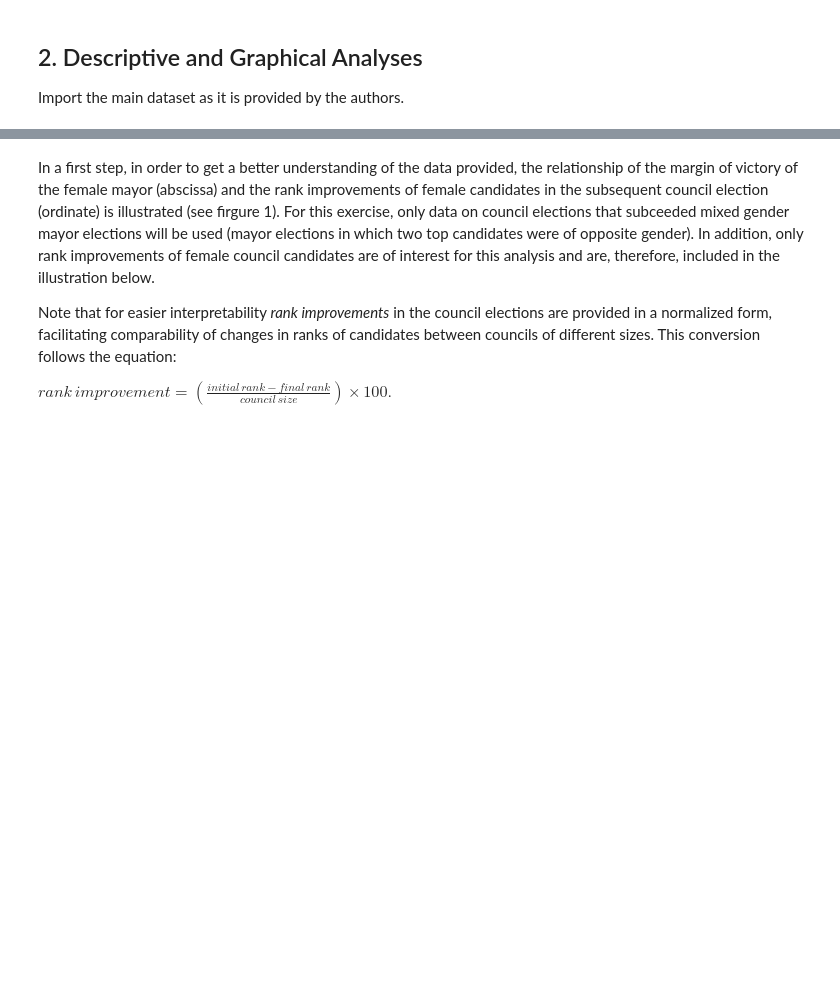
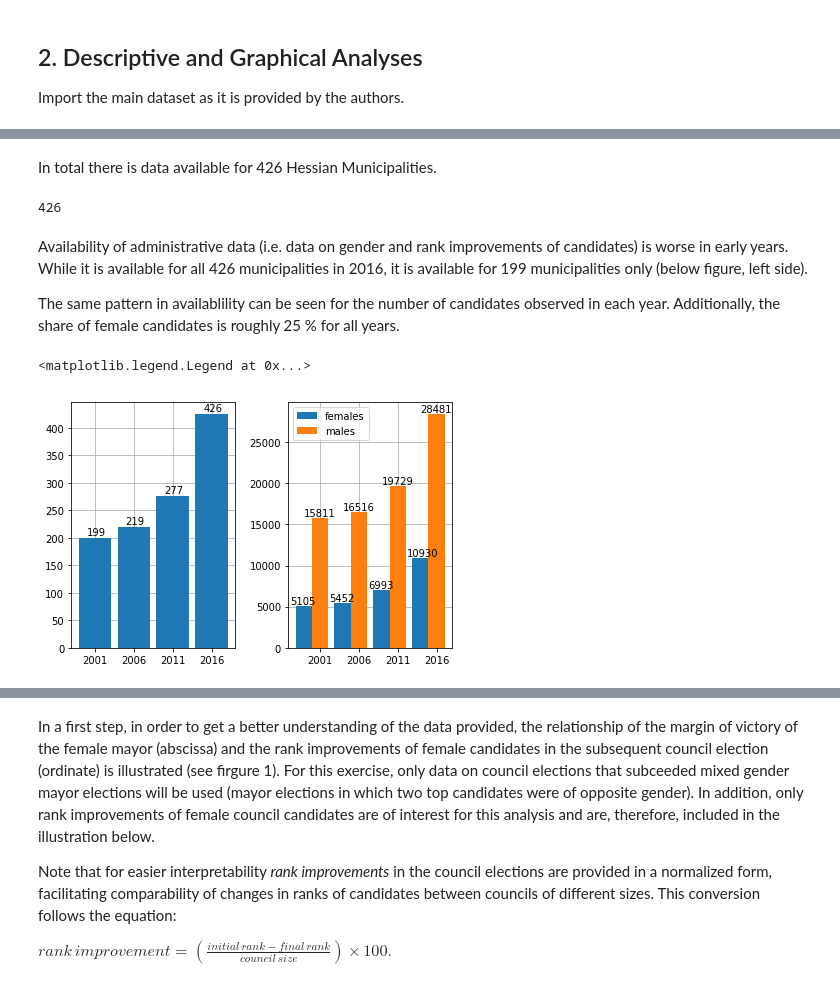
Before and after one commit to DaLueke/replication-baskeran-hessami-2018, a Jupyter notebook: student_project.ipynb, the cells around one changed output, grey strips where cells are left out. Drawn from its saved outputs; the diff is of its cells as text; code cells hidden in the pictures; blank space fills up the shorter version.

```diff
--- a/student_project.ipynb
+++ b/student_project.ipynb
@@ -91,0 +111,70 @@ df_main_dataset.head(10)
+# %% [markdown]
+In total there is data available for 426 Hessian Municipalities.
+# %%
+df_mayor_election_data.gkz.nunique()
+# %% [output]
+426
+# %% [markdown]
+Availability of administrative data (i.e. data on gender and rank improvements of candidates) is worse in early years. While it is available for all 426 municipalities in 2016, it is available for 199 municipalities only (below figure, left side).
+
+The same pattern in availablility can be seen for the number of candidates observed in each year. Additionally, the share of female candidates is roughly 25 % for all years.
+# %%
+#### TODO: This plot code can disappear into the aux file.
+# Plot a Barchart presenting the number of municipalities for which observations are available (1) and for the
+# number of candidates per gender (2).
+
+# Define parameters
+width = 2.5
+nyears = np.arange(len(df_main_dataset.groupby("jahr").nunique()))
+
+# first subplot
+plt.subplot(1, 2, 1)
+plt.bar(x=nyears*3,
+        height=df_main_dataset.groupby("jahr").gkz.nunique(),
+        tick_label=df_main_dataset.jahr.unique().astype(int),
+        width=width,
+)
+# Write the exact values on top of each bar
+label=df_main_dataset.jahr.unique().astype(int)
+for i in range(len(nyears)):
+    plt.text(x=nyears[i]*3 - width/4, y=df_main_dataset.groupby("jahr").gkz.nunique()[label[i]] + 5, s=df_main_dataset.groupby("jahr").gkz.nunique()[label[i]])
+plt.grid(True)
+
+# Second subplot, females
+plt.subplot(1, 2, 2)
+plt.bar(x=nyears*3 - width/4,
+        height=df_main_dataset.loc[df_main_dataset["female"]==1].groupby("jahr").gewinn_norm.count(),
+        width=width/2,
+        label="females",
+       )
+label=df_main_dataset.jahr.unique().astype(int)
+
+# Write exact values on top of each bar
+for i in range(len(nyears)):
+    plt.text(x=nyears[i]*3 - width/1.5,
+             y=df_main_dataset.loc[df_main_dataset["female"]==1].groupby("jahr").gewinn_norm.count()[label[i]] + 200,
+             s=df_main_dataset.loc[df_main_dataset["female"]==1].groupby("jahr").gewinn_norm.count()[label[i]],
+    )
+
+# Second subplot, males
+plt.bar(x=nyears*3 + width/4,
+        height=df_main_dataset.loc[df_main_dataset["female"]==0].groupby("jahr").gewinn_norm.count(),
+        width=width/2,
+        tick_label=df_main_dataset.jahr.unique().astype(int),
+        label="males"
+       )
+
+# Write exact values on top of each bar
+for i in range(len(nyears)):
+    plt.text(x=nyears[i]*3 - width/4,
+             y=df_main_dataset.loc[df_main_dataset["female"]==0].groupby("jahr").gewinn_norm.count()[label[i]] + 200,
+             s=df_main_dataset.loc[df_main_dataset["female"]==0].groupby("jahr").gewinn_norm.count()[label[i]],
+    )
+
+# Adjust layout
+plt.grid(True)
+plt.tight_layout()
+plt.legend()
+# %% [output]
+<matplotlib.legend.Legend at 0x...>
+[figure, added]
```
Also changed, not shown: parts of 14 cells of this notebook.
